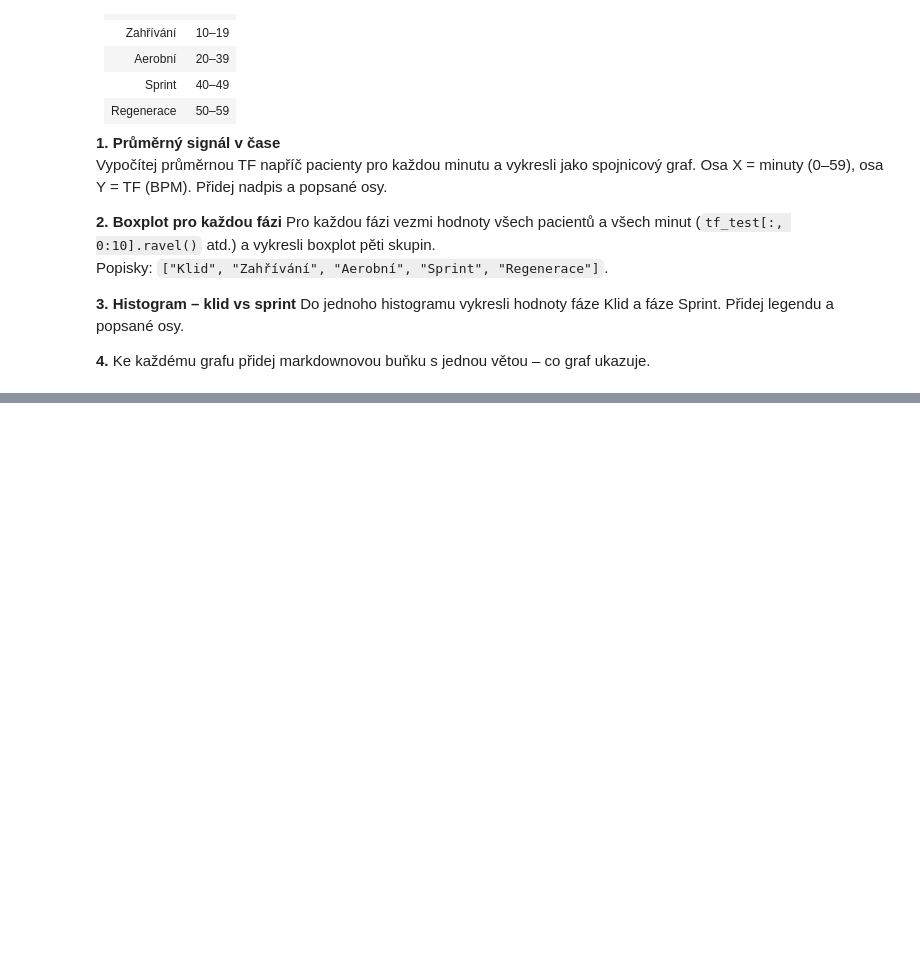
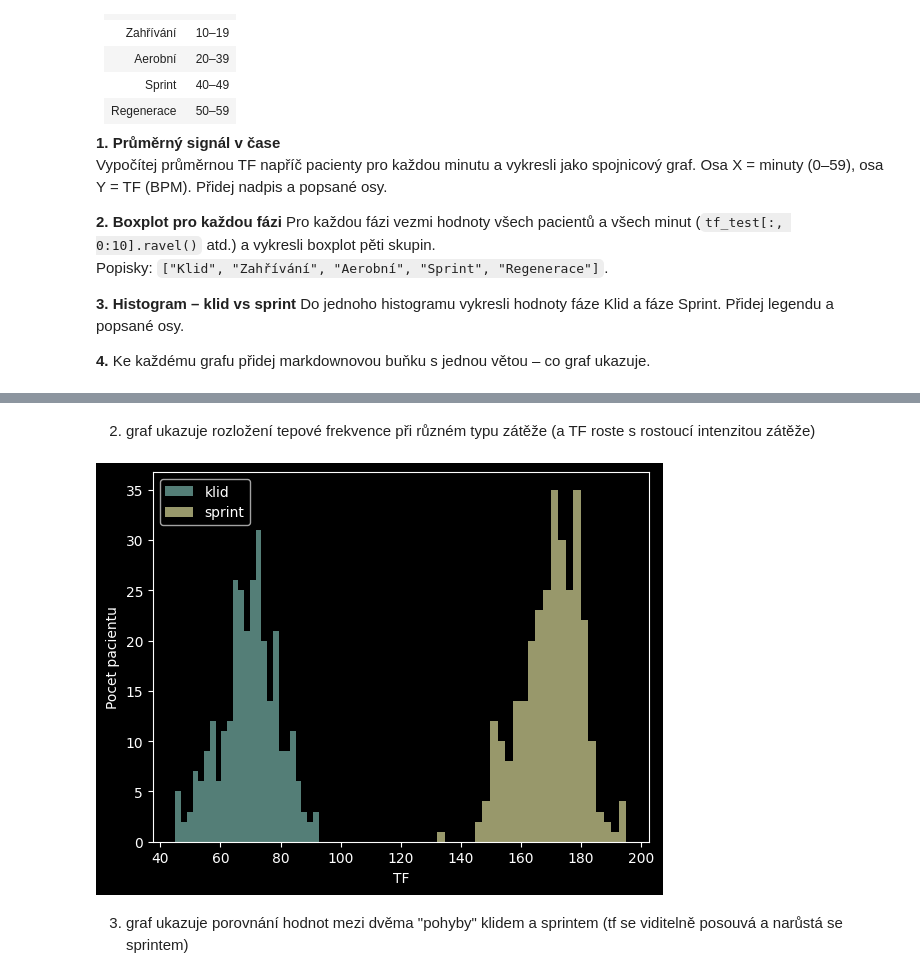
Before and after one commit to 279230/prg-excercise-12, a Jupyter notebook: cviceni_12_matplotlib.ipynb, the cells around one changed output, grey strips where cells are left out. Saved outputs shown, nothing was run; the diff lists cells and outputs as text; code cells hidden in the pictures; blank space fills up the shorter version.

```diff
--- a/cviceni_12_matplotlib.ipynb
+++ b/cviceni_12_matplotlib.ipynb
@@ -241,0 +257,15 @@ AttributeError: Rectangle.set() got an unexpected keyword argument 'aplha'
+# %% [markdown]
+2. graf ukazuje rozložení tepové frekvence při různém typu zátěže (a TF roste s rostoucí intenzitou zátěže)
+# %%
+# 3. Histogram – klid vs sprint
+fig, ax = plt.subplots()
+ax.hist(faze_data[0], bins=25, alpha =0.6, label ="klid")
+ax.hist(faze_data[3], bins= 25, alpha = 0.6, label ="sprint")
+ax.set_xlabel("TF")
+ax.set_ylabel("Pocet pacientu")
+ax.legend()
+plt.show()
+# %% [output]
+[figure, added]
+# %% [markdown]
+3. graf ukazuje porovnání hodnot mezi dvěma "pohyby" klidem a sprintem (tf se viditelně posouvá a narůstá se sprintem)
```
Also changed, not shown: parts of 12 cells of this notebook.
